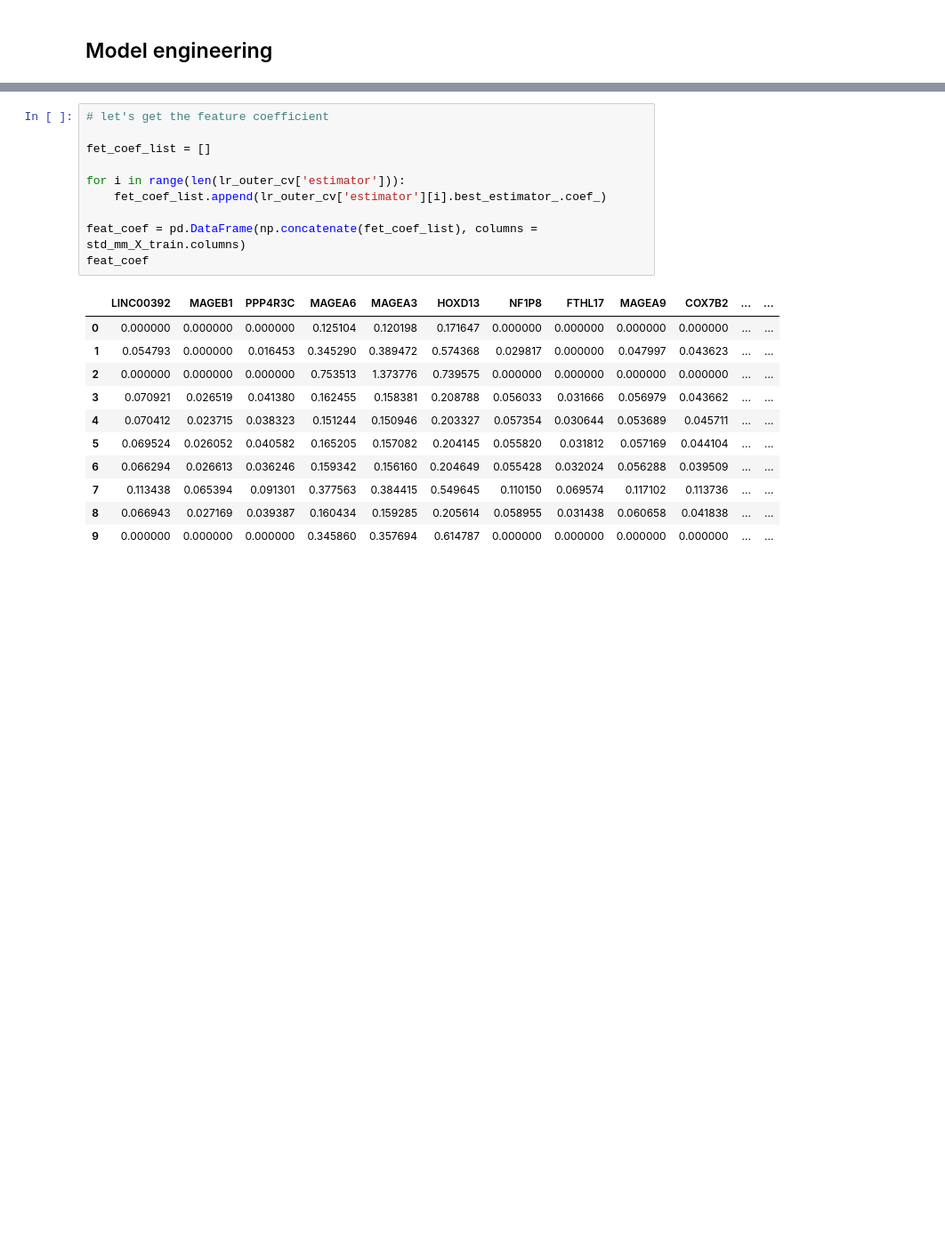
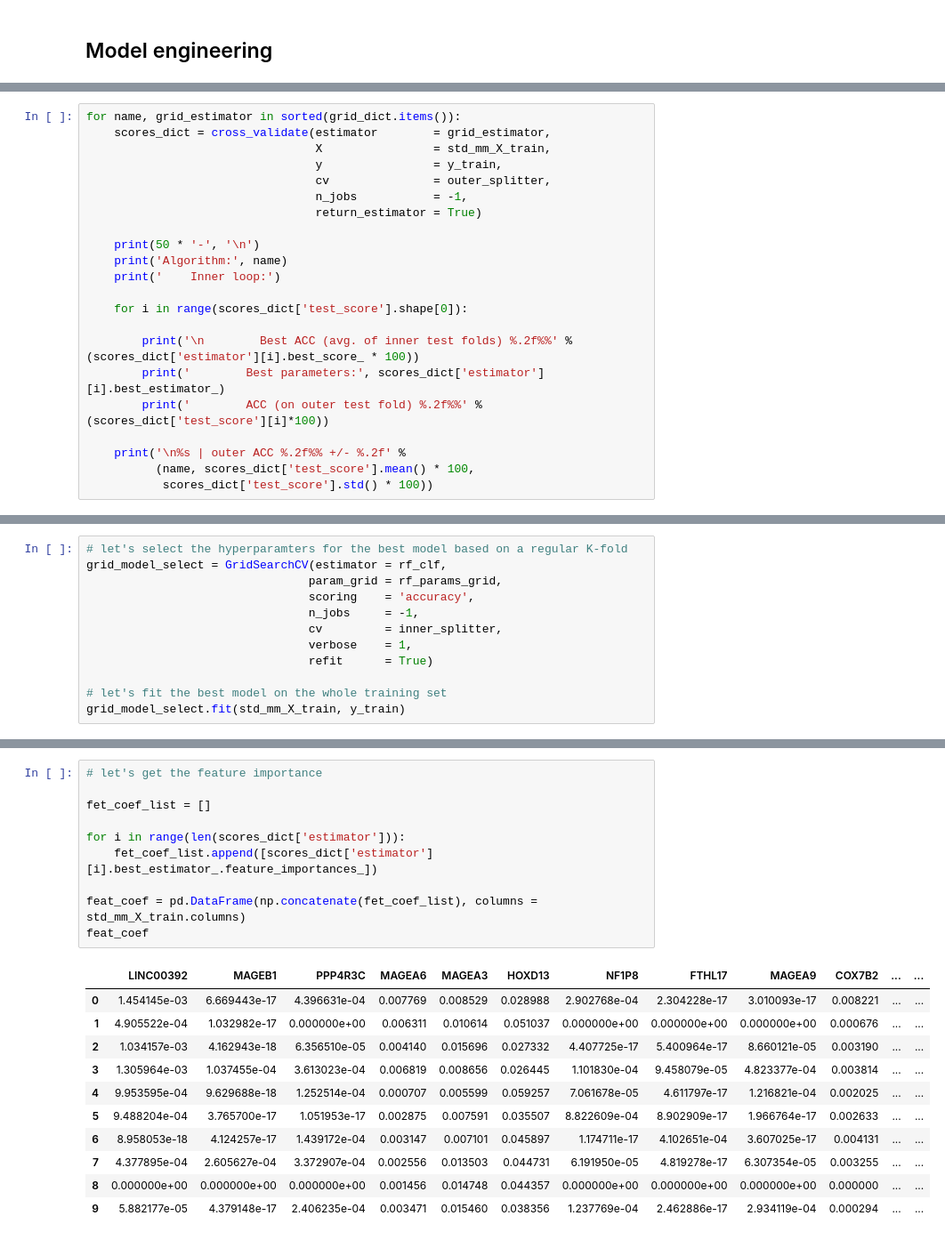
Before and after one commit to FirasSadiyah/TCGA_ML, a Jupyter notebook: 04_MachineLearning.ipynb, the cells around one changed output, grey strips where cells are left out. Shown at 89% size. Drawn from its saved outputs; the diff is of its cells as text; blank space fills up the shorter version.

```diff
--- a/04_MachineLearning.ipynb
+++ b/04_MachineLearning.ipynb
@@ -279,0 +290,22 @@ lr_outer_cv = cross_validate(lr_inner_cv, std_mm_X_train, y_train,
+# %%
+for name, grid_estimator in sorted(grid_dict.items()):
+    scores_dict = cross_validate(estimator        = grid_estimator,
+                                 X                = std_mm_X_train,
+                                 y                = y_train,
+                                 cv               = outer_splitter,
+                                 n_jobs           = -1,
+                                 return_estimator = True)
+
+    print(50 * '-', '\n')
+    print('Algorithm:', name)
+    print('    Inner loop:')
+
+    for i in range(scores_dict['test_score'].shape[0]):
+
+        print('\n        Best ACC (avg. of inner test folds) %.2f%%' % (scores_dict['estimator'][i].best_score_ * 100))
+        print('        Best parameters:', scores_dict['estimator'][i].best_estimator_)
+        print('        ACC (on outer test fold) %.2f%%' % (scores_dict['test_score'][i]*100))
+
+    print('\n%s | outer ACC %.2f%% +/- %.2f' %
+          (name, scores_dict['test_score'].mean() * 100,
+           scores_dict['test_score'].std() * 100))
@@ -279,0 +330,12 @@ lr_outer_cv = cross_validate(lr_inner_cv, std_mm_X_train, y_train,
+# %%
+# let's select the hyperparamters for the best model based on a regular K-fold
+grid_model_select = GridSearchCV(estimator = rf_clf,
+                                param_grid = rf_params_grid,
+                                scoring    = 'accuracy',
+                                n_jobs     = -1,
+                                cv         = inner_splitter,
+                                verbose    = 1,
+                                refit      = True)
+
+# let's fit the best model on the whole training set
+grid_model_select.fit(std_mm_X_train, y_train)
@@ -280,24 +427,24 @@ lr_outer_cv = cross_validate(lr_inner_cv, std_mm_X_train, y_train,
 # %%
-# let's get the feature coefficient
+# let's get the feature importance
 
 fet_coef_list = []
 
-for i in range(len(lr_outer_cv['estimator'])):
-    fet_coef_list.append(lr_outer_cv['estimator'][i].best_estimator_.coef_)
+for i in range(len(scores_dict['estimator'])):
+    fet_coef_list.append([scores_dict['estimator'][i].best_estimator_.feature_importances_])
 
 feat_coef = pd.DataFrame(np.concatenate(fet_coef_list), columns = std_mm_X_train.columns)
 feat_coef
 # %% [output]
 |  | LINC00392 | MAGEB1 | PPP4R3C | MAGEA6 | MAGEA3 | HOXD13 | NF1P8 | FTHL17 | MAGEA9 | COX7B2 | ... | ... |
-| 0 | 0.000000 | 0.000000 | 0.000000 | 0.125104 | 0.120198 | 0.171647 | 0.000000 | 0.000000 | 0.000000 | 0.000000 | ... | ... |
-| 1 | 0.054793 | 0.000000 | 0.016453 | 0.345290 | 0.389472 | 0.574368 | 0.029817 | 0.000000 | 0.047997 | 0.043623 | ... | ... |
-| 2 | 0.000000 | 0.000000 | 0.000000 | 0.753513 | 1.373776 | 0.739575 | 0.000000 | 0.000000 | 0.000000 | 0.000000 | ... | ... |
-| 3 | 0.070921 | 0.026519 | 0.041380 | 0.162455 | 0.158381 | 0.208788 | 0.056033 | 0.031666 | 0.056979 | 0.043662 | ... | ... |
-| 4 | 0.070412 | 0.023715 | 0.038323 | 0.151244 | 0.150946 | 0.203327 | 0.057354 | 0.030644 | 0.053689 | 0.045711 | ... | ... |
-| 5 | 0.069524 | 0.026052 | 0.040582 | 0.165205 | 0.157082 | 0.204145 | 0.055820 | 0.031812 | 0.057169 | 0.044104 | ... | ... |
-| 6 | 0.066294 | 0.026613 | 0.036246 | 0.159342 | 0.156160 | 0.204649 | 0.055428 | 0.032024 | 0.056288 | 0.039509 | ... | ... |
-| 7 | 0.113438 | 0.065394 | 0.091301 | 0.377563 | 0.384415 | 0.549645 | 0.110150 | 0.069574 | 0.117102 | 0.113736 | ... | ... |
-| 8 | 0.066943 | 0.027169 | 0.039387 | 0.160434 | 0.159285 | 0.205614 | 0.058955 | 0.031438 | 0.060658 | 0.041838 | ... | ... |
-| 9 | 0.000000 | 0.000000 | 0.000000 | 0.345860 | 0.357694 | 0.614787 | 0.000000 | 0.000000 | 0.000000 | 0.000000 | ... | ... |
+| 0 | 1.454145e-03 | 6.669443e-17 | 4.396631e-04 | 0.007769 | 0.008529 | 0.028988 | 2.902768e-04 | 2.304228e-17 | 3.010093e-17 | 0.008221 | ... | ... |
+| 1 | 4.905522e-04 | 1.032982e-17 | 0.000000e+00 | 0.006311 | 0.010614 | 0.051037 | 0.000000e+00 | 0.000000e+00 | 0.000000e+00 | 0.000676 | ... | ... |
+| 2 | 1.034157e-03 | 4.162943e-18 | 6.356510e-05 | 0.004140 | 0.015696 | 0.027332 | 4.407725e-17 | 5.400964e-17 | 8.660121e-05 | 0.003190 | ... | ... |
+| 3 | 1.305964e-03 | 1.037455e-04 | 3.613023e-04 | 0.006819 | 0.008656 | 0.026445 | 1.101830e-04 | 9.458079e-05 | 4.823377e-04 | 0.003814 | ... | ... |
+| 4 | 9.953595e-04 | 9.629688e-18 | 1.252514e-04 | 0.000707 | 0.005599 | 0.059257 | 7.061678e-05 | 4.611797e-17 | 1.216821e-04 | 0.002025 | ... | ... |
+| 5 | 9.488204e-04 | 3.765700e-17 | 1.051953e-17 | 0.002875 | 0.007591 | 0.035507 | 8.822609e-04 | 8.902909e-17 | 1.966764e-17 | 0.002633 | ... | ... |
+| 6 | 8.958053e-18 | 4.124257e-17 | 1.439172e-04 | 0.003147 | 0.007101 | 0.045897 | 1.174711e-17 | 4.102651e-04 | 3.607025e-17 | 0.004131 | ... | ... |
+| 7 | 4.377895e-04 | 2.605627e-04 | 3.372907e-04 | 0.002556 | 0.013503 | 0.044731 | 6.191950e-05 | 4.819278e-17 | 6.307354e-05 | 0.003255 | ... | ... |
+| 8 | 0.000000e+00 | 0.000000e+00 | 0.000000e+00 | 0.001456 | 0.014748 | 0.044357 | 0.000000e+00 | 0.000000e+00 | 0.000000e+00 | 0.000000 | ... | ... |
+| 9 | 5.882177e-05 | 4.379148e-17 | 2.406235e-04 | 0.003471 | 0.015460 | 0.038356 | 1.237769e-04 | 2.462886e-17 | 2.934119e-04 | 0.000294 | ... | ... |
 10 rows × 40 columns
 # %%
```
Also changed, not shown: parts of 30 cells of this notebook.
